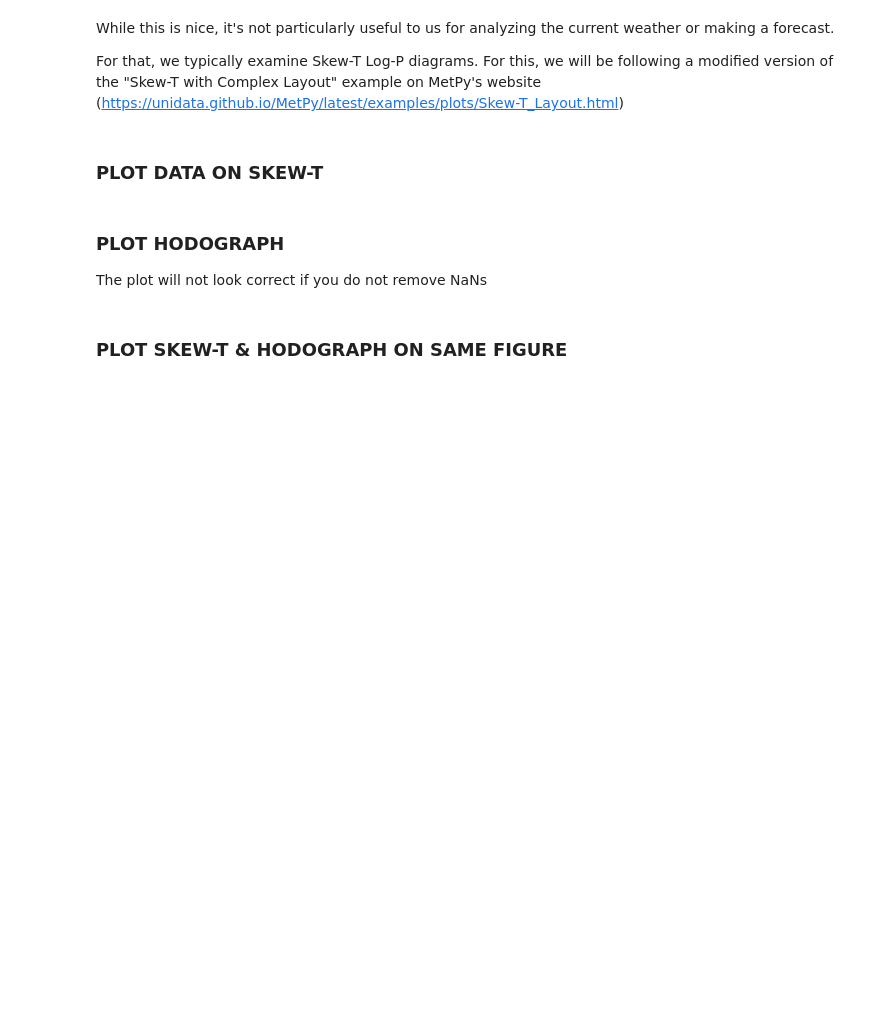
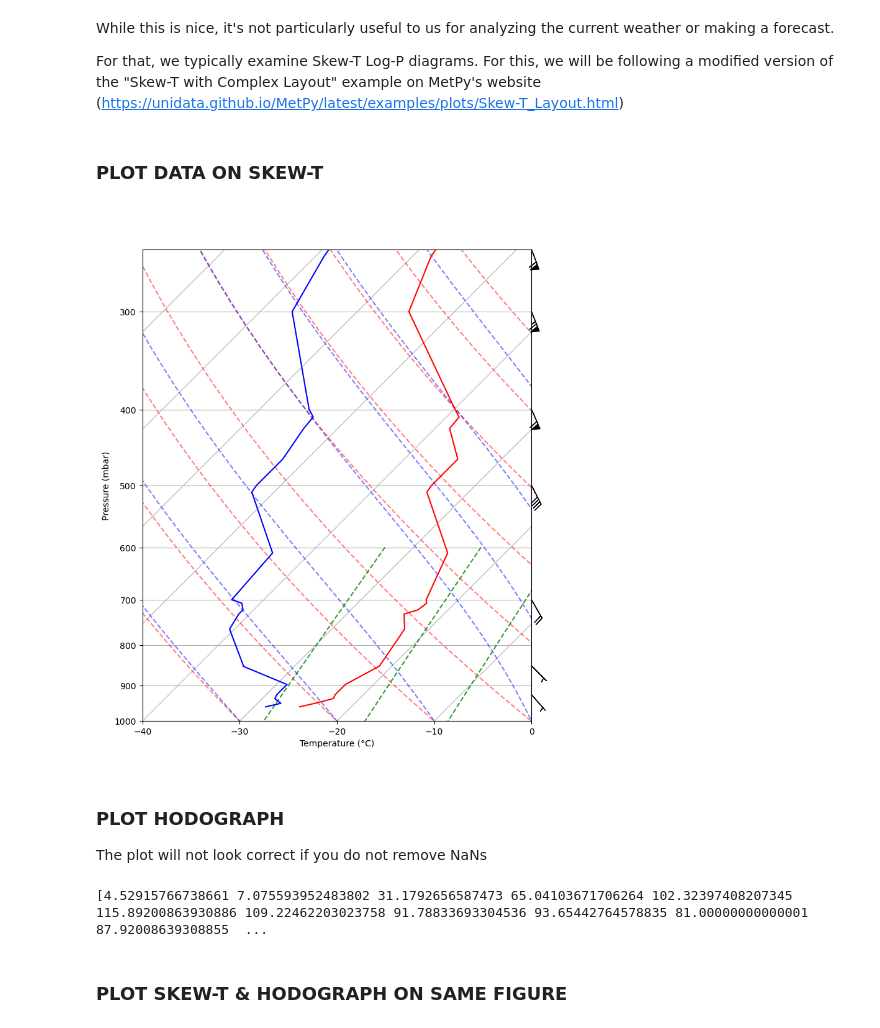
Before and after one commit to DeborahHershey/ATSC_270, a Jupyter notebook: assignment_3/assignment_3.ipynb, the cells around one changed output. Saved outputs shown, nothing was run; the diff lists cells and outputs as text; code cells hidden in the pictures; blank space fills up the shorter version.

```diff
--- a/assignment_3/assignment_3.ipynb
+++ b/assignment_3/assignment_3.ipynb
@@ -99,55 +103,82 @@ For that, we typically examine Skew-T Log-P diagrams.  For this, we will be foll
 ### PLOT DATA ON SKEW-T ###
 # %%
 #create a figure and give it a figsize of 9x9, with a dpi of 100
-
+fig = plt.figure(figsize = [9,9],dpi = 100)
 #create Skew-T
 skew = SkewT(fig,rotation=45)
 
 #add dry adiabats
 skew.plot_dry_adiabats()
 #add moist adiabats
 skew.plot_moist_adiabats()
 #add mixing ratio lines
 skew.plot_mixing_lines()
 
 #add axis labels with units
-
-#add a y label with units
+skew.ax.set_xlabel(f'Temperature ({temp.units:~P})')
+skew.ax.set_ylabel(f'Pressure ({pressure.units:~P})')
 
 
 #add temperature in red
-
+skew.plot(pressure,temp,'r')
 #add dewpoint in blue
-
+skew.plot(pressure,dwp,'blue')
 
 #plot wind barbs
-
+skew.plot_barbs(pressure,u,v)
 
 #set x-axis limits that look good (use your eyes)
-
+skew.ax.set_xlim(-40,0)
 #set y-axis limits that include the tropopause but not a ton of the stratosphere
-
+skew.ax.set_ylim(1000,250)
 #to make sure everything looks okay
 fig.tight_layout()
 
 #save the skew T as skewT.png
+plt.savefig('skewT.png',dpi=150)
+# %% [output]
+[figure, added]
 # %% [markdown]
 ### PLOT HODOGRAPH ###
 The plot will not look correct if you do not remove NaNs
 # %%
 #remove nans from u and v
+'''
+u = data['u-wind[m/s]'].values
+u = u*(units('meters')/units('seconds'))
+u = u.to('knots')
+v = data['v-wind[m/s]'].values
+v = v*(units('meters')/units('seconds'))
+v = v.to('knots')
+'''
+u = data['u-wind[m/s]']
+v = data['v-wind[m/s]']
+
 u_hodo = u.dropna()
+v_hodo = v.dropna()
 
+u_hodo = u_hodo.values
+u_hodo = u_hodo*(units('meters')/units('seconds'))
+u_hodo = u_hodo.to('knots')
 
+v_hodo = v_hodo.values
+v_hodo = v_hodo*(units('meters')/units('seconds'))
+v_hodo = v_hodo.to('knots')
+
+print(v_hodo)
 #create the hodograph (have the range from 0-100kts with 25kt increment)
 #make the wind curve black
+#hodo = Hodograph(component_range=100)
+#hodo.add_grid(increment=25)
 
 #add x and y labels
-
+#hodo.ax.set(xlabel = f'Windspeed E/W ({u.units:~P})', ylabel = f'Windspeed N/S ({v.units:~P})')
 #to make sure everything looks okay
-fig.tight_layout()
+#fig.tight_layout()
 
 #save figure as hodo.png
+# %% [output]
+[4.52915766738661 7.075593952483802 31.1792656587473 65.04103671706264 102.32397408207345 115.89200863930886 109.22462203023758 91.78833693304536 93.65442764578835 81.00000000000001 87.92008639308855  ...
 # %% [markdown]
 ### PLOT SKEW-T & HODOGRAPH ON SAME FIGURE ###
 # %%
```
Also changed, not shown: parts of 2 cells of this notebook, 2 other files.
